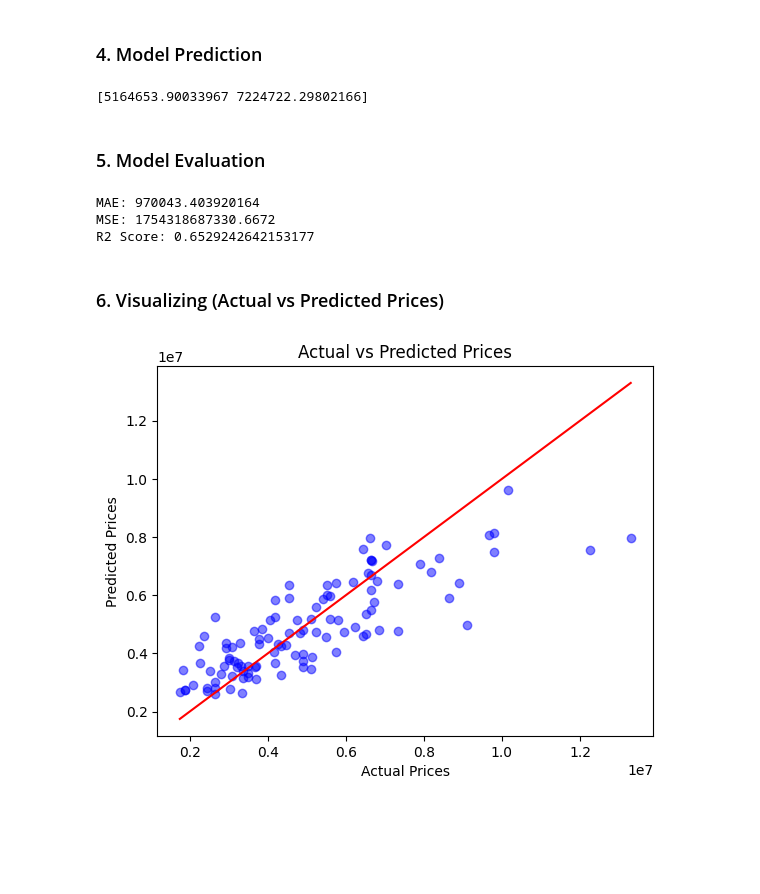
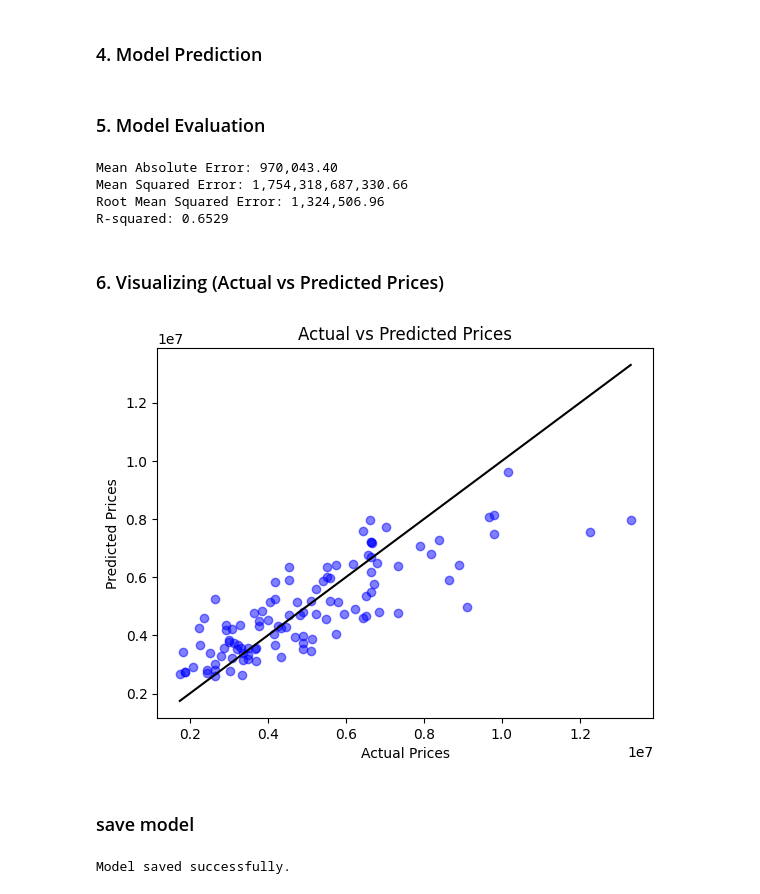
Before and after one commit to manikaraut/house-price-prediction, a Jupyter notebook: notebook/price_prediction.ipynb, the cells around one changed output. Cells and saved outputs as stored; diff of their text form; code cells hidden in the pictures; blank space fills up the shorter version.

Commit message:
house_price_prediction

```diff
--- a/notebook/price_prediction.ipynb
+++ b/notebook/price_prediction.ipynb
@@ -136,0 +140,4 @@ correlation_matrix #display
+# %%
+# concatinate the numerical and categorical columns
+X_final = pd.concat([X[numerical_columns], encoded_X], axis=1)
+X_final.head()
@@ -145,7 +183,10 @@ plt.show()
+# %%
+#Split the data into 80% training and 20% testing
+X_train, X_test, y_train, y_test = train_test_split(X_final, y, test_size=0.2, random_state=42)
 # %% [markdown]
 #### Scale Numerical Features
 # %%
 #Initialize the scaler
-scaler = StandardScaler()
-X_train = scaler.fit_transform(X_train)
-X_test = scaler.fit_transform(X_test)
+# scaler = StandardScaler()
+# X_train = scaler.fit_transform(X_train)
+# X_test = scaler.transform(X_test)
@@ -169,6 +193,3 @@ y = df['price']
-# %%
-#Split the data into 80% training and 20% testing
-X_train, X_test, y_train, y_test = train_test_split(X, y, test_size=0.2, random_state=42)
 # %% [markdown]
 ### 3. Train the Linear Regression Model
 # %%
@@ -185,38 +205,52 @@ LinearRegression()
 ### 4. Model Prediction
 # %%
 #Predict house prices on the test data
-y_pred = model.predict(X_test)
+#y_pred = model.predict(X_test)
 
 # Display the first few predicted values
-print(y_pred[:2])
+#print(y_pred[:2])
 #print(y_pred)
-# %% [output]
-[5164653.90033967 7224722.29802166]
 # %% [markdown]
 ### 5. Model Evaluation
-# %%
-from sklearn.metrics import mean_absolute_error, mean_squared_error, r2_score
-# Calculate the Mean Absolute Error, squared error and R^2 error
-mae = mean_absolute_error(y_test, y_pred)
-mse = mean_squared_error(y_test, y_pred)
-r2 = r2_score(y_test, y_pred)
-
-print(f'MAE: {mae}')
-print(f'MSE: {mse}')
-print(f'R2 Score: {r2}')
-# %% [output]
-MAE: 970043.403920164
-MSE: 1754318687330.6672
-R2 Score: 0.6529242642153177
+# %%
+# make predictions on test data
+y_pred = model.predict(X_test)
+
+# Evaluate model performance
+mae = mean_absolute_error(y_test, y_pred)
+mse = mean_squared_error(y_test, y_pred)
+rmse = root_mean_squared_error(y_test, y_pred)
+r2 = r2_score(y_test, y_pred)
+
+print(f"Mean Absolute Error: {mae:,.2f}")
+print(f"Mean Squared Error: {mse:,.2f}")
+print(f"Root Mean Squared Error: {rmse:,.2f}")
+print(f"R-squared: {r2:,.4f}")
+# %% [output]
+Mean Absolute Error: 970,043.40
+Mean Squared Error: 1,754,318,687,330.66
+Root Mean Squared Error: 1,324,506.96
+R-squared: 0.6529
 # %% [markdown]
 ### 6. Visualizing (Actual vs Predicted Prices)
 # %%
 #Scatter plot for actual vs predicted prices
 plt.scatter(y_test, y_pred, alpha=0.5, color='blue')
-plt.plot([min(y_test), max(y_test)], [min(y_test), max(y_test)], linestyle='-', color='red')
+plt.plot([min(y_test), max(y_test)], [min(y_test), max(y_test)], linestyle='-', color='black')
 plt.xlabel('Actual Prices')
 plt.ylabel('Predicted Prices')
 plt.title('Actual vs Predicted Prices')
 plt.show()
 # %% [output]
-[figure, old version]
+[figure, new version]
+# %% [markdown]
+### save model
+# %%
+import joblib
+
+joblib.dump(model, "C:/Users/Lenovo/house-price-prediction/notebook/house_pred.pkl")
+joblib.dump(encoder, "C:/Users/Lenovo/house-price-prediction/notebook/onehot_encoder.pkl")
+
+print("Model saved successfully.")
+# %% [output]
+Model saved successfully.
```
Also changed, not shown: parts of 19 cells of this notebook, 6 other files.
